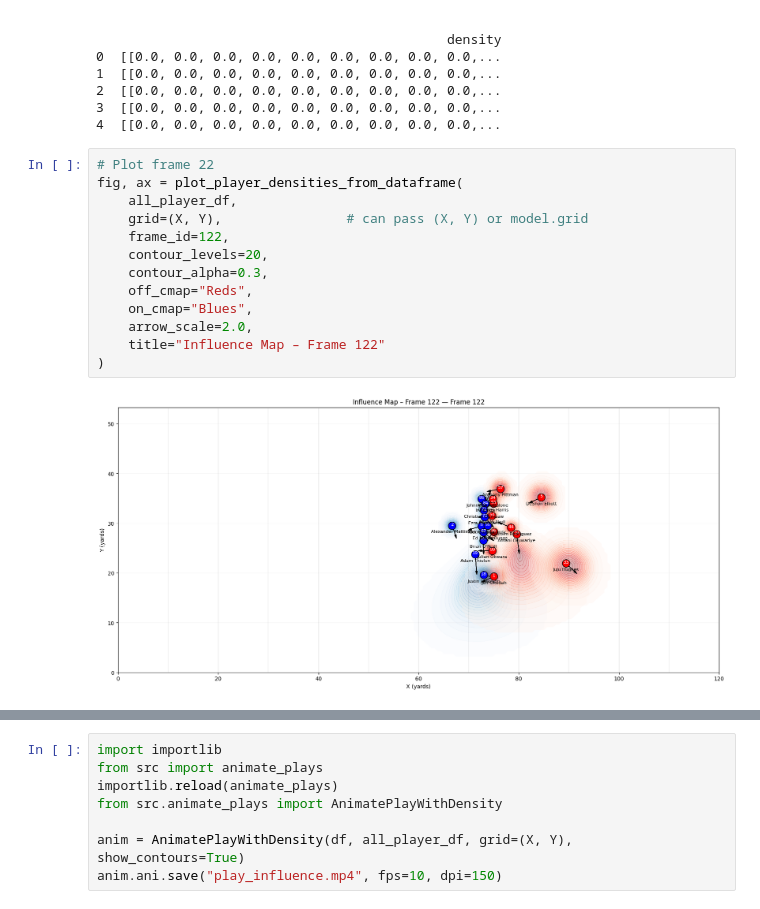
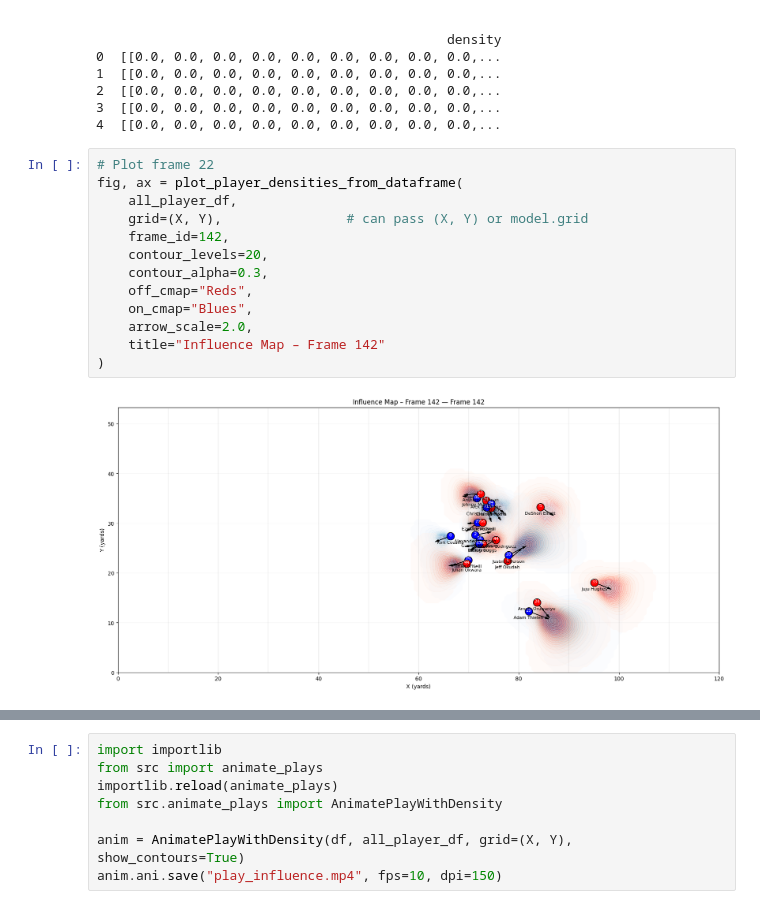
Before and after one commit to cincysam6/Field_Control_Model, a Jupyter notebook: example_usage.ipynb, the cells around one changed output, grey strips where cells are left out. Drawn from its saved outputs; the diff is of its cells as text.

```diff
--- a/example_usage.ipynb
+++ b/example_usage.ipynb
@@ -396,18 +431,18 @@ print(all_player_df.head())
 # %%
 # Plot frame 22
 fig, ax = plot_player_densities_from_dataframe(
     all_player_df,
     grid=(X, Y),                # can pass (X, Y) or model.grid
-    frame_id=122,
+    frame_id=142,
     contour_levels=20,
     contour_alpha=0.3,
     off_cmap="Reds",
     on_cmap="Blues",
     arrow_scale=2.0,
-    title="Influence Map – Frame 122"
+    title="Influence Map – Frame 142"
 )
 # %% [output]
-[figure, old version]
+[figure, new version]
 # %%
 # 1) Zoom around the ball (per-frame)
 fig, axes, used = plot_team_densities_small_multiples(
```
Also changed, not shown: parts of 13 cells of this notebook.
